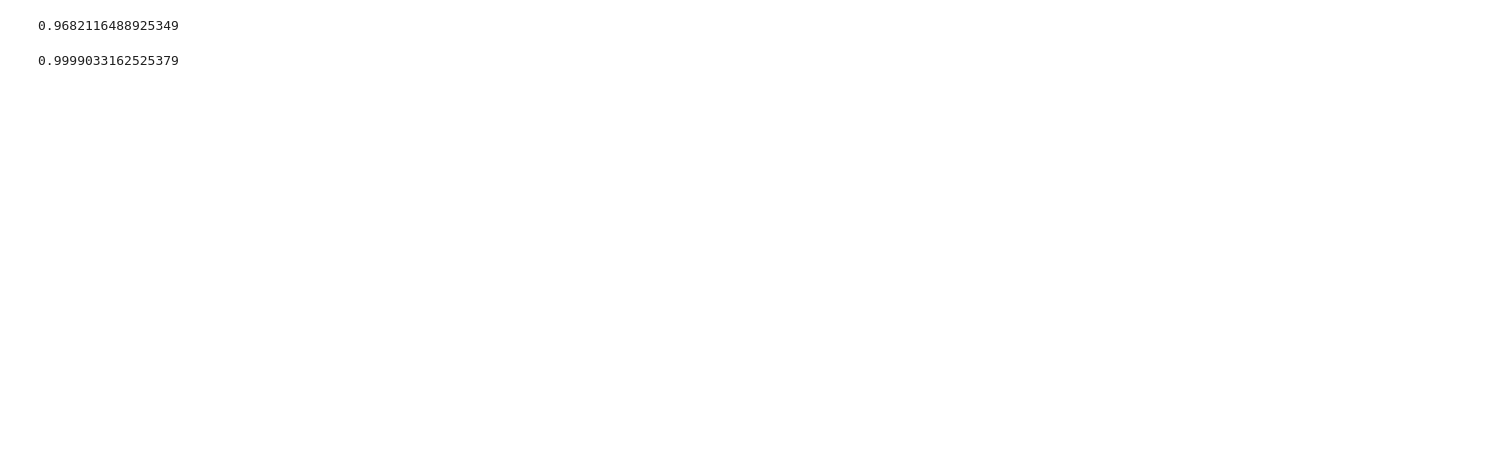
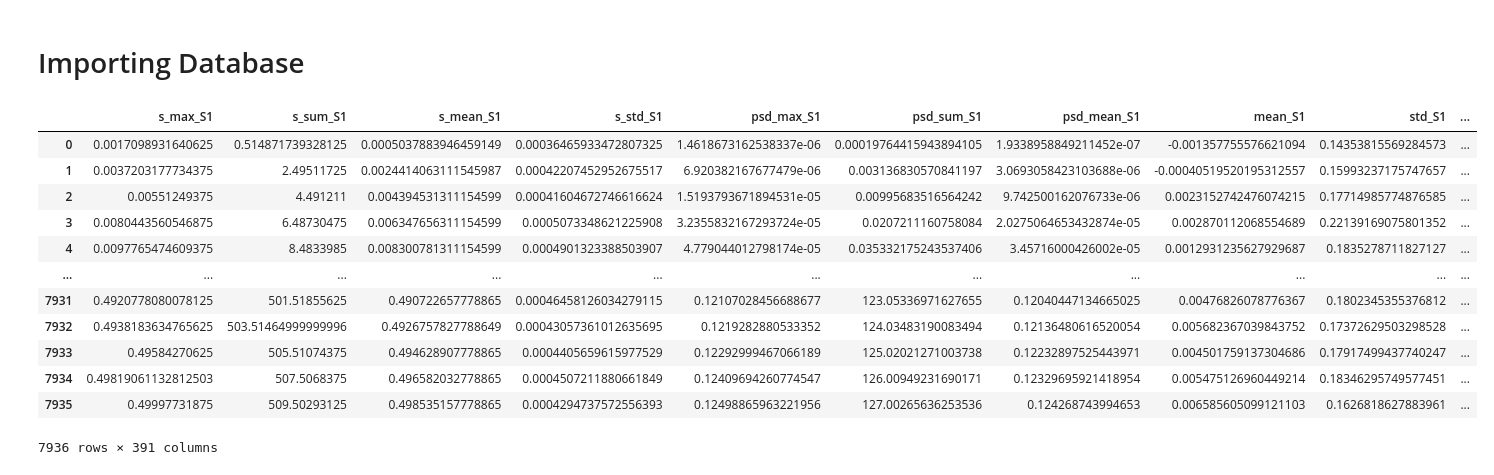
Before and after one commit to lorenzo-trevizani/UFES-TCC-Structural-Health-Monitoring, a Jupyter notebook: main_new_attempt.ipynb, the cells around one changed output. Cells and saved outputs as stored; diff of their text form; code cells hidden in the pictures; blank space fills up the shorter version.

```diff
--- a/main_new_attempt.ipynb
+++ b/main_new_attempt.ipynb
@@ -143,24 +36,24 @@ X_scaled_test_quick = pd.DataFrame(std_scaler.transform(X_test_quick),columns=X_
-# %%
-### DEFAULT PARAMETHERS ON FULL DATAFRAME 0.9682116488925349
-
-rf = RandomForestClassifier(n_estimators=100)
-
-rf.fit(X_scaled_train,y_train)
-y_pred = rf.predict(X_scaled_test)
-
-accuracy_ = accuracy_score(y_test, y_pred)
-accuracy_
-# %% [output]
-0.9682116488925349
-# %%
-### OVERFITTING QUICK TEST FOR DEFAULT PARAMETHERS ON FULL DATAFRAME 0.9999033162525379
-
-rf = RandomForestClassifier(n_estimators=100)
-
-rf.fit(X_scaled_train,y_train)
-y_pred = rf.predict(X_scaled_train)
-
-accuracy_ = accuracy_score(y_train, y_pred)
-accuracy_
-# %% [output]
-0.9999033162525379
+# %% [markdown]
+# Importing Database
+# %%
+samples = 1024;
+
+df_final = pd.read_csv('df_csv/' + str(samples) + '_samples/dataframe_final', index_col=0, dtype='unicode');
+df_quick_test = pd.read_csv('df_csv/' + str(samples) + '_samples/dataframe_simples', index_col=0, dtype='unicode');
+df_finalB = pd.read_csv('df_csv/' + str(samples) + '_samples/dataframeB_final', index_col=0, dtype='unicode');
+
+df_final
+# %% [output]
+|  | s_max_S1 | s_sum_S1 | s_mean_S1 | s_std_S1 | psd_max_S1 | psd_sum_S1 | psd_mean_S1 | mean_S1 | std_S1 | ... |
+| 0 | 0.0017098931640625 | 0.514871739328125 | 0.0005037883946459149 | 0.00036465933472807325 | 1.4618673162538337e-06 | 0.00019764415943894105 | 1.9338958849211452e-07 | -0.001357755576621094 | 0.14353815569284573 | ... |
+| 1 | 0.0037203177734375 | 2.49511725 | 0.0024414063111545987 | 0.00042207452952675517 | 6.920382167677479e-06 | 0.003136830570841197 | 3.0693058423103688e-06 | -0.00040519520195312557 | 0.15993237175747657 | ... |
+| 2 | 0.00551249375 | 4.491211 | 0.004394531311154599 | 0.00041604672746616624 | 1.5193793671894531e-05 | 0.00995683516564242 | 9.742500162076733e-06 | 0.0023152742476074215 | 0.17714985774876585 | ... |
+| 3 | 0.0080443560546875 | 6.48730475 | 0.006347656311154599 | 0.0005073348621225908 | 3.2355832167293724e-05 | 0.0207211160758084 | 2.0275064653432874e-05 | 0.002870112068554689 | 0.22139169075801352 | ... |
+| 4 | 0.0097765474609375 | 8.4833985 | 0.008300781311154599 | 0.0004901323388503907 | 4.779044012798174e-05 | 0.035332175243537406 | 3.45716000426002e-05 | 0.0012931235627929687 | 0.1835278711827127 | ... |
+| ... | ... | ... | ... | ... | ... | ... | ... | ... | ... | ... |
+| 7931 | 0.4920778080078125 | 501.51855625 | 0.490722657778865 | 0.00046458126034279115 | 0.12107028456688677 | 123.05336971627655 | 0.12040447134665025 | 0.00476826078776367 | 0.1802345355376812 | ... |
+| 7932 | 0.4938183634765625 | 503.51464999999996 | 0.4926757827788649 | 0.00043057361012635695 | 0.1219282880533352 | 124.03483190083494 | 0.12136480616520054 | 0.005682367039843752 | 0.17372629503298528 | ... |
+| 7933 | 0.49584270625 | 505.51074375 | 0.494628907778865 | 0.0004405659615977529 | 0.12292999467066189 | 125.02021271003738 | 0.12232897525443971 | 0.004501759137304686 | 0.17917499437740247 | ... |
+| 7934 | 0.49819061132812503 | 507.5068375 | 0.496582032778865 | 0.0004507211880661849 | 0.12409694260774547 | 126.00949231690171 | 0.12329695921418954 | 0.005475126960449214 | 0.18346295749577451 | ... |
+| 7935 | 0.49997731875 | 509.50293125 | 0.498535157778865 | 0.0004294737572556393 | 0.12498865963221956 | 127.00265636253536 | 0.124268743994653 | 0.006585605099121103 | 0.1626818627883961 | ... |
+7936 rows × 391 columns
```
Also changed, not shown: parts of 33 cells of this notebook, 7 other files.
